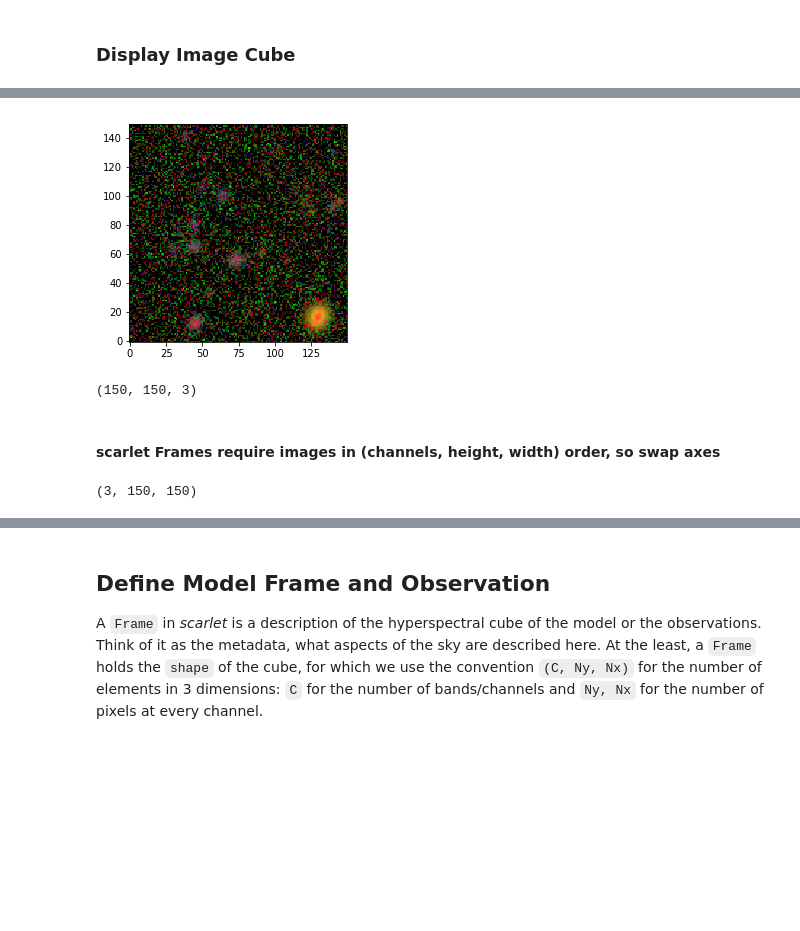
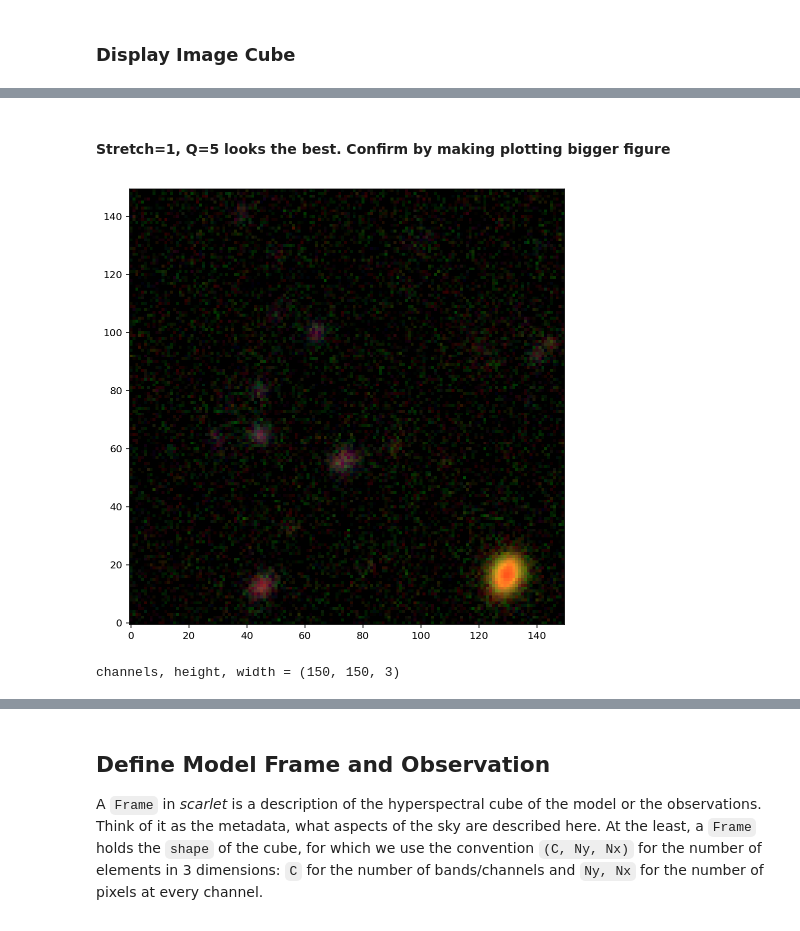
Before and after one commit to burke86/deepdisc, a Jupyter notebook: scarlet_tests.ipynb, the cells around one changed output, grey strips where cells are left out. Cells and saved outputs as stored; diff of their text form; code cells hidden in the pictures; blank space fills up the shorter version.

```diff
--- a/scarlet_tests.ipynb
+++ b/scarlet_tests.ipynb
@@ -58,29 +88,17 @@ print(data_cut)
+# %% [markdown]
+#### Stretch=1, Q=5 looks the best. Confirm by making plotting bigger figure
 # %%
 from scarlet.display import AsinhMapping
 
-stretch = 0.2
-Q = 10
+stretch = 1
+Q = 5
 norm = AsinhMapping(minimum=0, stretch=stretch, Q=Q)
 img_rgb = scarlet.display.img_to_rgb(n, norm=norm)
+plt.figure(figsize = (8,8))
 plt.imshow(img_rgb)
 plt.show()
 
-print(img_rgb.shape) #channels, height, width
+print('channels, height, width =', img_rgb.shape) #channels, height, width
 # %% [output]
-[figure, old version]
+[figure, new version]
-(150, 150, 3)
+channels, height, width = (150, 150, 3)
-# %% [markdown]
-#### scarlet Frames require images in (channels, height, width) order, so swap axes
-# %%
-#swap_img_rgb = np.swapaxes(img_rgb,0,2)
-#print(swap_img_rgb.shape) #channels, height, width
-
-swap_img_rgb = np.zeros([3, 150, 150])
-swap_img_rgb[0,:,:] = img_rgb[:,:,0]
-swap_img_rgb[1,:,:] = img_rgb[:,:,1]
-swap_img_rgb[2,:,:] = img_rgb[:,:,2]
-
-
-print(swap_img_rgb.shape)
-# %% [output]
-(3, 150, 150)
```
Also changed, not shown: parts of 34 cells of this notebook, 2 other files.
